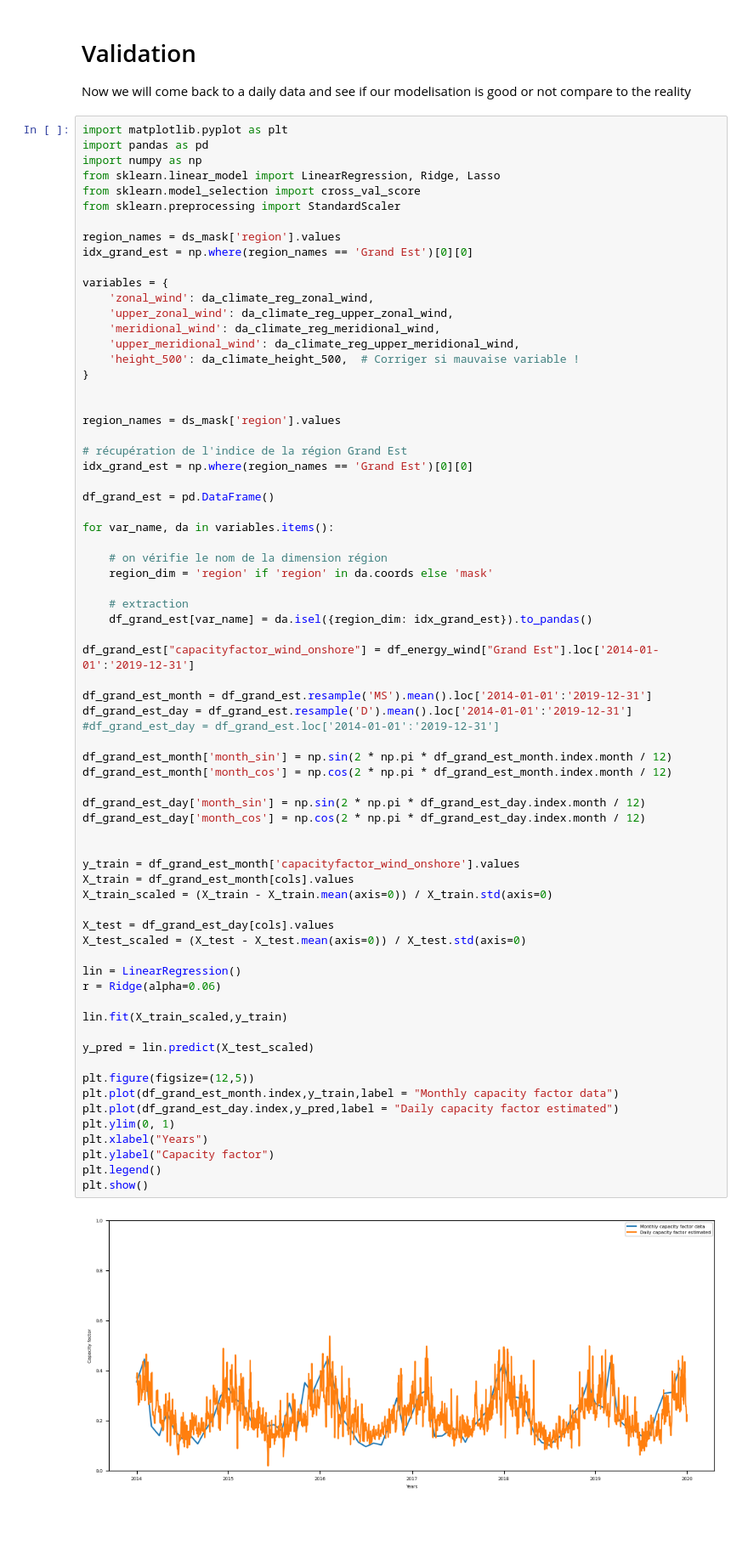
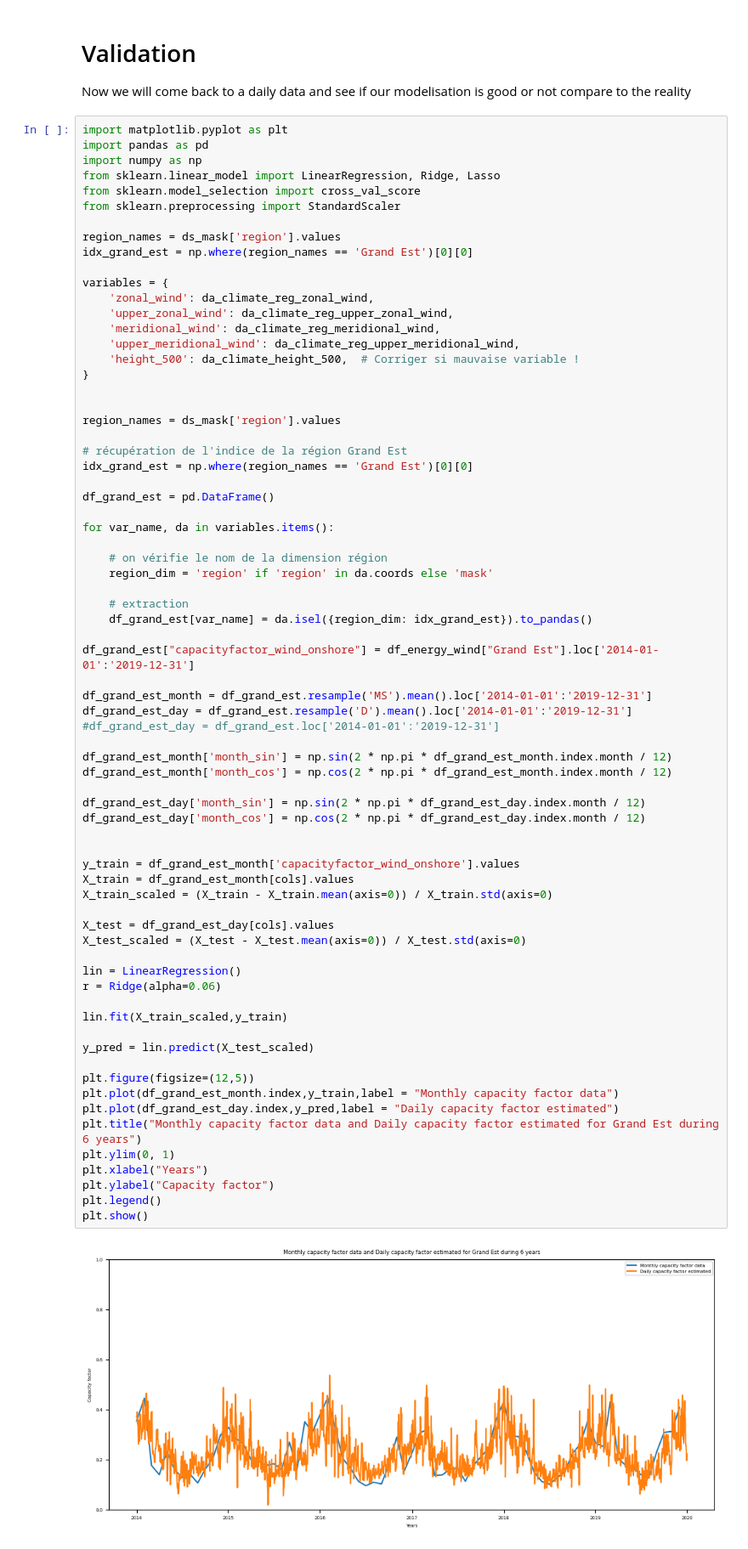
Before and after one commit to Amaury-lbn/Machine_learning_for_cliamte, a Jupyter notebook: project_vre.ipynb, the cells around one changed output. Shown at 85% size. Cells and saved outputs as stored; diff of their text form; blank space fills up the shorter version.

```diff
--- a/project_vre.ipynb
+++ b/project_vre.ipynb
@@ -790,34 +794,35 @@ df_grand_est_day = df_grand_est.resample('D').mean().loc['2014-01-01':'2019-12-3
 df_grand_est_month['month_sin'] = np.sin(2 * np.pi * df_grand_est_month.index.month / 12)
 df_grand_est_month['month_cos'] = np.cos(2 * np.pi * df_grand_est_month.index.month / 12)
 
 df_grand_est_day['month_sin'] = np.sin(2 * np.pi * df_grand_est_day.index.month / 12)
 df_grand_est_day['month_cos'] = np.cos(2 * np.pi * df_grand_est_day.index.month / 12)
 
 
 y_train = df_grand_est_month['capacityfactor_wind_onshore'].values
 X_train = df_grand_est_month[cols].values
 X_train_scaled = (X_train - X_train.mean(axis=0)) / X_train.std(axis=0)
 
 X_test = df_grand_est_day[cols].values
 X_test_scaled = (X_test - X_test.mean(axis=0)) / X_test.std(axis=0)
 
 lin = LinearRegression()
 r = Ridge(alpha=0.06)
 
 lin.fit(X_train_scaled,y_train)
 
 y_pred = lin.predict(X_test_scaled)
 
 plt.figure(figsize=(12,5))
 plt.plot(df_grand_est_month.index,y_train,label = "Monthly capacity factor data")
 plt.plot(df_grand_est_day.index,y_pred,label = "Daily capacity factor estimated")
+plt.title("Monthly capacity factor data and Daily capacity factor estimated for Grand Est during 6 years")
 plt.ylim(0, 1)
 plt.xlabel("Years")
 plt.ylabel("Capacity factor")
 plt.legend()
 plt.show()
 # %% [output]
-[figure, old version]
+[figure, new version]
 # %% [markdown]
 ## Comparison with RTE Daily Capacity Factor Data
 
```
Also changed, not shown: parts of 1 cell of this notebook.
